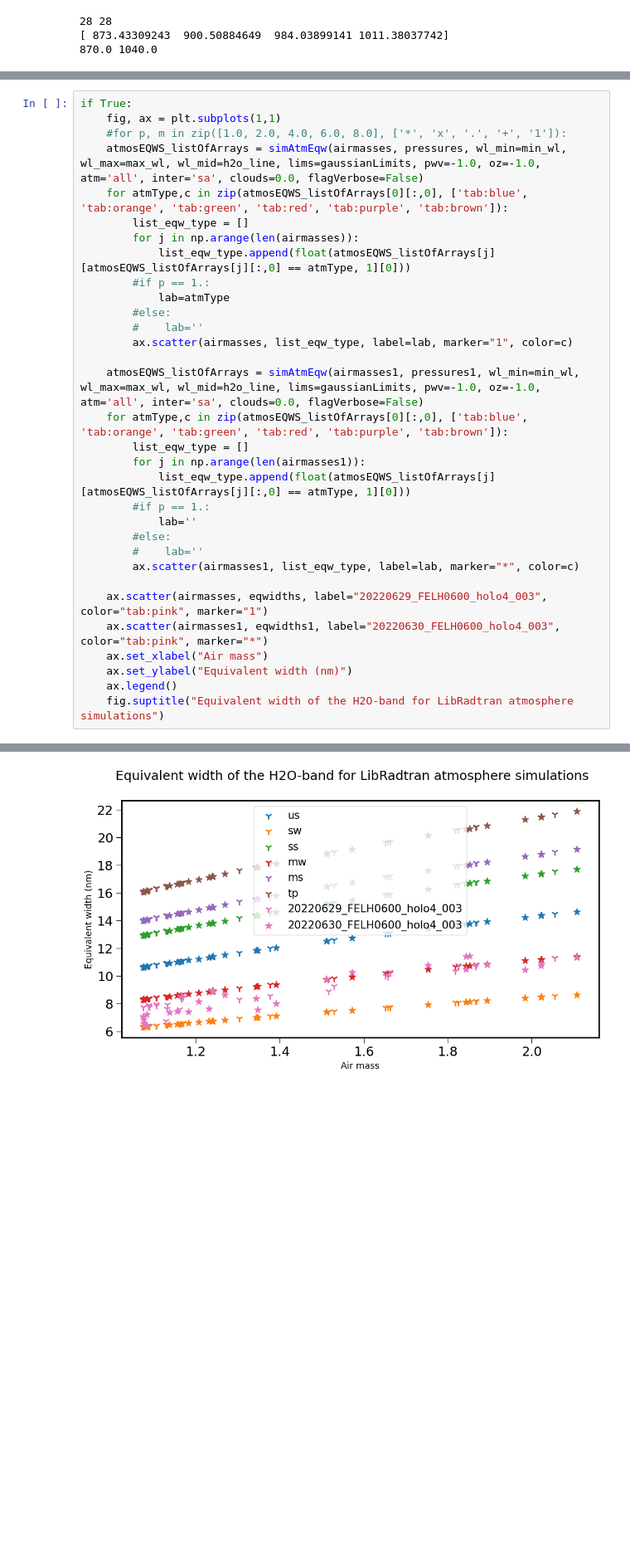
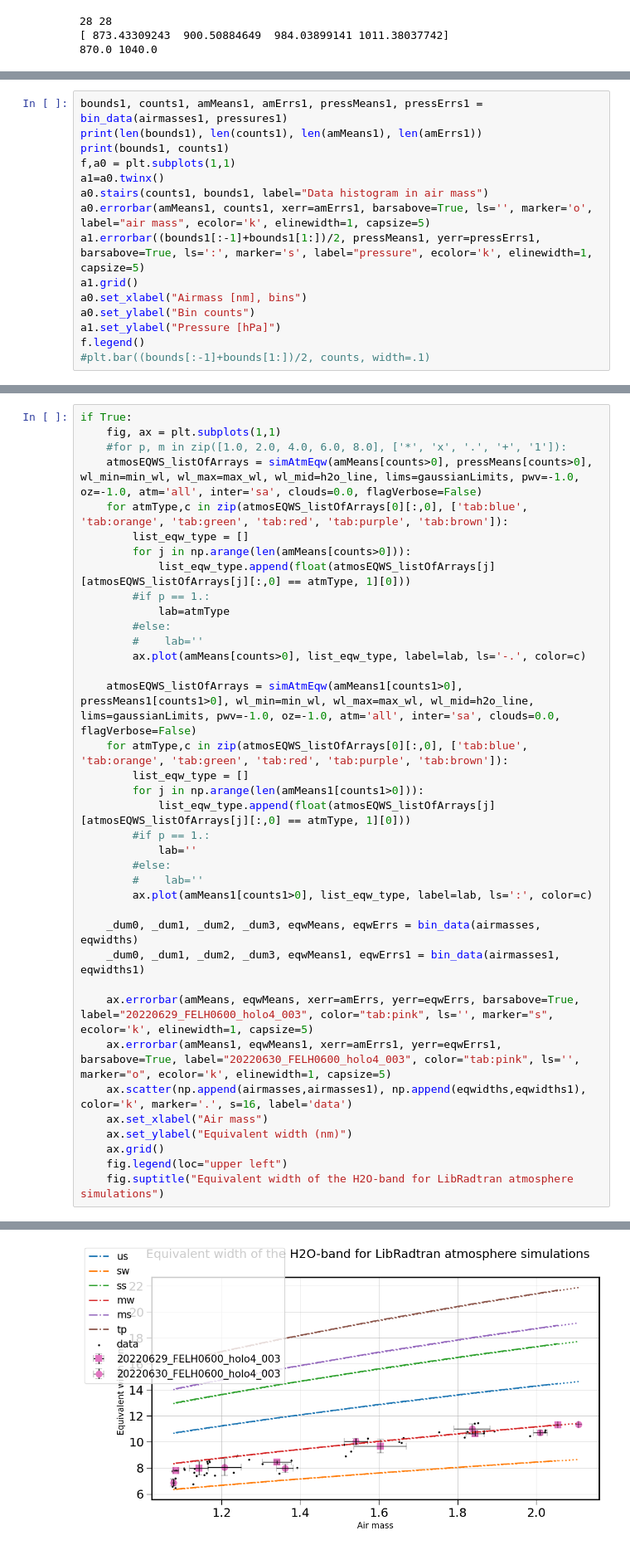
Before and after one commit to mrmonroy/AuxTel_eqw, a Jupyter notebook: H2O_EQW/calculate_h2o_eqw.ipynb, the cells around one changed output, grey strips where cells are left out. Shown at 83% size. Drawn from its saved outputs; the diff is of its cells as text; blank space fills up the shorter version.

Commit message:
plots improved, calculation on binned data and prepare for the use of verbose

```diff
--- a/H2O_EQW/calculate_h2o_eqw.ipynb
+++ b/H2O_EQW/calculate_h2o_eqw.ipynb
@@ -590,0 +419,15 @@ print(min_wl, max_wl)
+# %%
+bounds1, counts1, amMeans1, amErrs1, pressMeans1, pressErrs1 = bin_data(airmasses1, pressures1)
+print(len(bounds1), len(counts1), len(amMeans1), len(amErrs1))
+print(bounds1, counts1)
+f,a0 = plt.subplots(1,1)
+a1=a0.twinx()
+a0.stairs(counts1, bounds1, label="Data histogram in air mass")
+a0.errorbar(amMeans1, counts1, xerr=amErrs1, barsabove=True, ls='', marker='o', label="air mass", ecolor='k', elinewidth=1, capsize=5)
+a1.errorbar((bounds1[:-1]+bounds1[1:])/2, pressMeans1, yerr=pressErrs1, barsabove=True, ls=':', marker='s', label="pressure", ecolor='k', elinewidth=1, capsize=5)
+a1.grid()
+a0.set_xlabel("Airmass [nm], bins")
+a0.set_ylabel("Bin counts")
+a1.set_ylabel("Pressure [hPa]")
+f.legend()
+#plt.bar((bounds[:-1]+bounds[1:])/2, counts, width=.1)
@@ -592,32 +440,37 @@ print(min_wl, max_wl)
 if True:
     fig, ax = plt.subplots(1,1)
     #for p, m in zip([1.0, 2.0, 4.0, 6.0, 8.0], ['*', 'x', '.', '+', '1']):
-    atmosEQWS_listOfArrays = simAtmEqw(airmasses, pressures, wl_min=min_wl, wl_max=max_wl, wl_mid=h2o_line, lims=gaussianLimits, pwv=-1.0, oz=-1.0, atm='all', inter='sa', clouds=0.0, flagVerbose=False)
+    atmosEQWS_listOfArrays = simAtmEqw(amMeans[counts>0], pressMeans[counts>0], wl_min=min_wl, wl_max=max_wl, wl_mid=h2o_line, lims=gaussianLimits, pwv=-1.0, oz=-1.0, atm='all', inter='sa', clouds=0.0, flagVerbose=False)
     for atmType,c in zip(atmosEQWS_listOfArrays[0][:,0], ['tab:blue', 'tab:orange', 'tab:green', 'tab:red', 'tab:purple', 'tab:brown']):
         list_eqw_type = []
-        for j in np.arange(len(airmasses)):
+        for j in np.arange(len(amMeans[counts>0])):
             list_eqw_type.append(float(atmosEQWS_listOfArrays[j][atmosEQWS_listOfArrays[j][:,0] == atmType, 1][0]))
         #if p == 1.:
             lab=atmType
         #else:
         #    lab=''
-        ax.scatter(airmasses, list_eqw_type, label=lab, marker="1", color=c)
+        ax.plot(amMeans[counts>0], list_eqw_type, label=lab, ls='-.', color=c)
 
-    atmosEQWS_listOfArrays = simAtmEqw(airmasses1, pressures1, wl_min=min_wl, wl_max=max_wl, wl_mid=h2o_line, lims=gaussianLimits, pwv=-1.0, oz=-1.0, atm='all', inter='sa', clouds=0.0, flagVerbose=False)
+    atmosEQWS_listOfArrays = simAtmEqw(amMeans1[counts1>0], pressMeans1[counts1>0], wl_min=min_wl, wl_max=max_wl, wl_mid=h2o_line, lims=gaussianLimits, pwv=-1.0, oz=-1.0, atm='all', inter='sa', clouds=0.0, flagVerbose=False)
     for atmType,c in zip(atmosEQWS_listOfArrays[0][:,0], ['tab:blue', 'tab:orange', 'tab:green', 'tab:red', 'tab:purple', 'tab:brown']):
         list_eqw_type = []
-        for j in np.arange(len(airmasses1)):
+        for j in np.arange(len(amMeans1[counts1>0])):
             list_eqw_type.append(float(atmosEQWS_listOfArrays[j][atmosEQWS_listOfArrays[j][:,0] == atmType, 1][0]))
         #if p == 1.:
             lab=''
         #else:
         #    lab=''
-        ax.scatter(airmasses1, list_eqw_type, label=lab, marker="*", color=c)
+        ax.plot(amMeans1[counts1>0], list_eqw_type, label=lab, ls=':', color=c)
 
-    ax.scatter(airmasses, eqwidths, label="20220629_FELH0600_holo4_003", color="tab:pink", marker="1")
-    ax.scatter(airmasses1, eqwidths1, label="20220630_FELH0600_holo4_003", color="tab:pink", marker="*")
+    _dum0, _dum1, _dum2, _dum3, eqwMeans, eqwErrs = bin_data(airmasses, eqwidths)
+    _dum0, _dum1, _dum2, _dum3, eqwMeans1, eqwErrs1 = bin_data(airmasses1, eqwidths1)
+
+    ax.errorbar(amMeans, eqwMeans, xerr=amErrs, yerr=eqwErrs, barsabove=True, label="20220629_FELH0600_holo4_003", color="tab:pink", ls='', marker="s", ecolor='k', elinewidth=1, capsize=5)
+    ax.errorbar(amMeans1, eqwMeans1, xerr=amErrs1, yerr=eqwErrs1, barsabove=True, label="20220630_FELH0600_holo4_003", color="tab:pink", ls='', marker="o", ecolor='k', elinewidth=1, capsize=5)
+    ax.scatter(np.append(airmasses,airmasses1), np.append(eqwidths,eqwidths1), color='k', marker='.', s=16, label='data')
     ax.set_xlabel("Air mass")
     ax.set_ylabel("Equivalent width (nm)")
-    ax.legend()
+    ax.grid()
+    fig.legend(loc="upper left")
     fig.suptitle("Equivalent width of the H2O-band for LibRadtran atmosphere simulations")
 # %% [output]
@@ -641 +477 @@ tp
-[figure, old version]
+[figure, new version]
```
Also changed, not shown: parts of 4 cells of this notebook, 1 other file.
